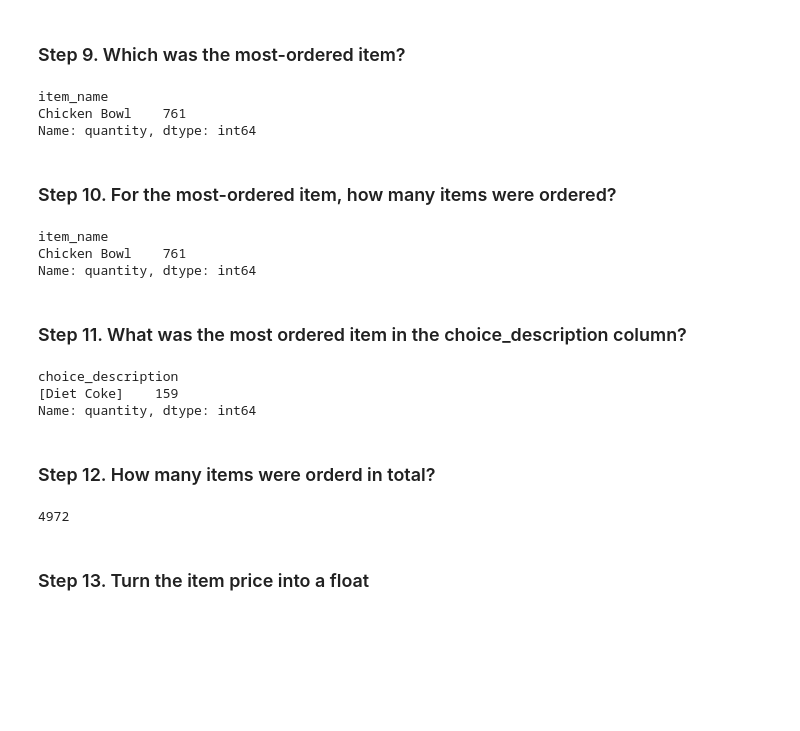
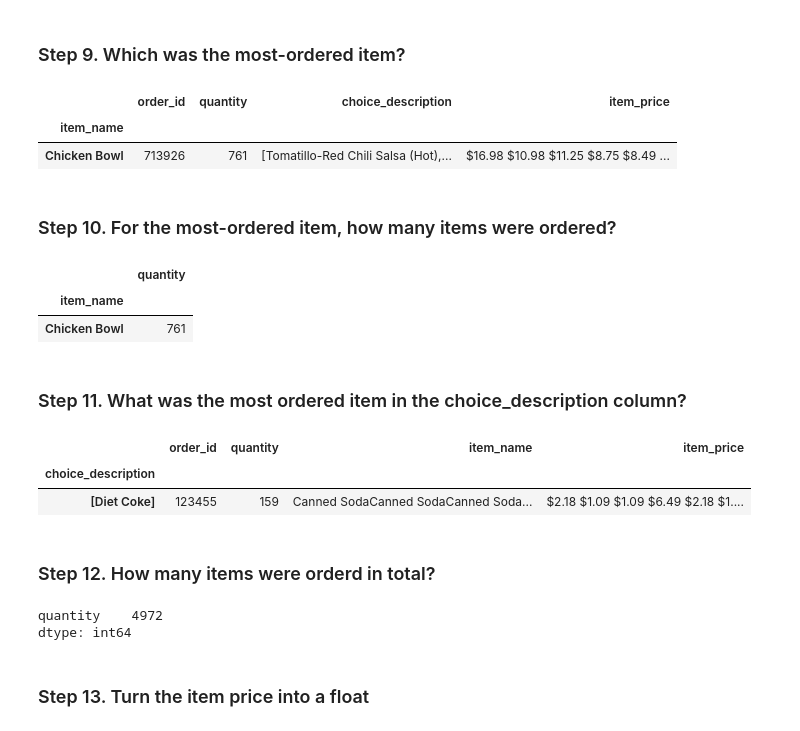
Before and after one commit to teddyvere/pandas_exercises, a Jupyter notebook: 01_Getting_&_Knowing_Your_Data/Chipotle/Exercises.ipynb, the cells around one changed output. Cells and saved outputs as stored; diff of their text form; code cells hidden in the pictures; blank space fills up the shorter version.

```diff
--- a/01_Getting_&_Knowing_Your_Data/Chipotle/Exercises.ipynb
+++ b/01_Getting_&_Knowing_Your_Data/Chipotle/Exercises.ipynb
@@ -76,41 +76,38 @@ chipo.index
 RangeIndex(start=0, stop=4622, step=1)
 # %% [markdown]
 ### Step 9. Which was the most-ordered item?
-# %%
-food_sum = chipo.groupby('item_name')['quantity'].sum()
-max_sum = food_sum.max()
-item_w_max = food_sum[food_sum == max_sum]
-print(item_w_max)
-# %% [output]
-item_name
-Chicken Bowl    761
-Name: quantity, dtype: int64
+# %%
+most_orderd = chipo.groupby('item_name').sum().sort_values(['quantity'], ascending= False)
+
+most_orderd.head(1)
+# %% [output]
+|  | order_id | quantity | choice_description | item_price |
+| item_name |  |  |  |  |
+| Chicken Bowl | 713926 | 761 | [Tomatillo-Red Chili Salsa (Hot),... | $16.98 $10.98 $11.25 $8.75 $8.49 ... |
 # %% [markdown]
 ### Step 10. For the most-ordered item, how many items were ordered?
-# %%
-chipo.groupby('item_name')['quantity'].sum().sort_values(ascending=False).head(1)
-# %% [output]
-item_name
-Chicken Bowl    761
-Name: quantity, dtype: int64
+# %%
+most_orderd[['quantity']].head(1)
+# %% [output]
+|  | quantity |
+| item_name |  |
+| Chicken Bowl | 761 |
 # %% [markdown]
 ### Step 11. What was the most ordered item in the choice_description column?
-# %%
-food_sum = chipo.groupby('choice_description')['quantity'].sum()
-max_sum = food_sum.max()
-answer = food_sum[food_sum == max_sum]
-
-print(answer)
-# %% [output]
-choice_description
-[Diet Coke]    159
-Name: quantity, dtype: int64
+# %%
+most_choice = chipo.groupby('choice_description').sum().sort_values(['quantity'], ascending= False)
+most_choice.head(1)
+# %% [output]
+|  | order_id | quantity | item_name | item_price |
+| choice_description |  |  |  |  |
+| [Diet Coke] | 123455 | 159 | Canned SodaCanned SodaCanned Soda... | $2.18 $1.09 $1.09 $6.49 $2.18 $1.... |
 # %% [markdown]
 ### Step 12. How many items were orderd in total?
 # %%
-chipo['quantity'].sum()
+chipo[['quantity']].sum()
 # %% [output]
-4972
+quantity    4972
+dtype: int64
 # %% [markdown]
 ### Step 13. Turn the item price into a float
 # %% [markdown]
```
Also changed, not shown: parts of 9 cells of this notebook.
